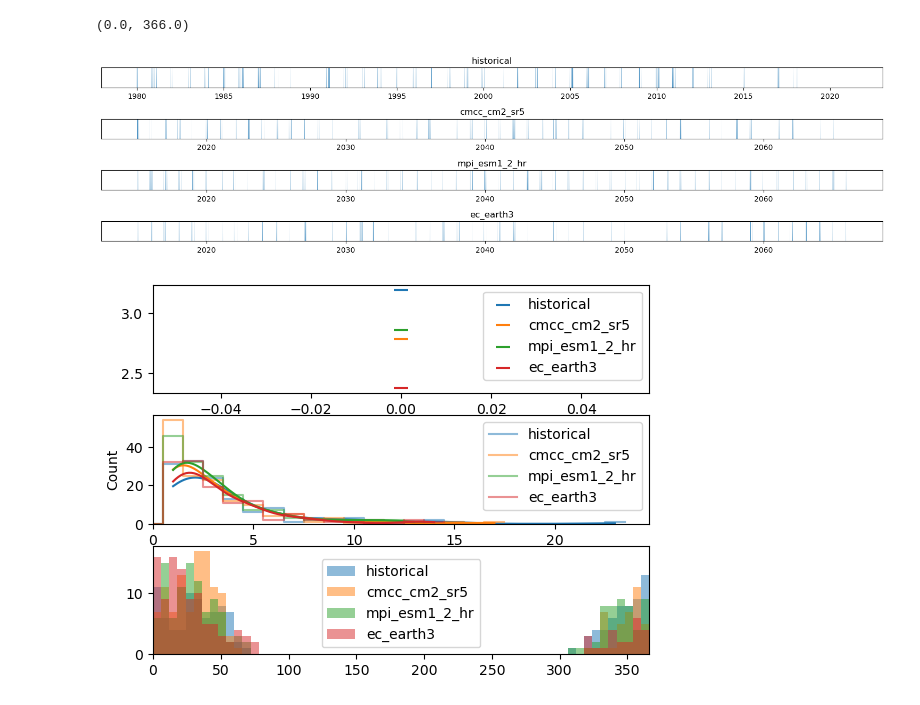
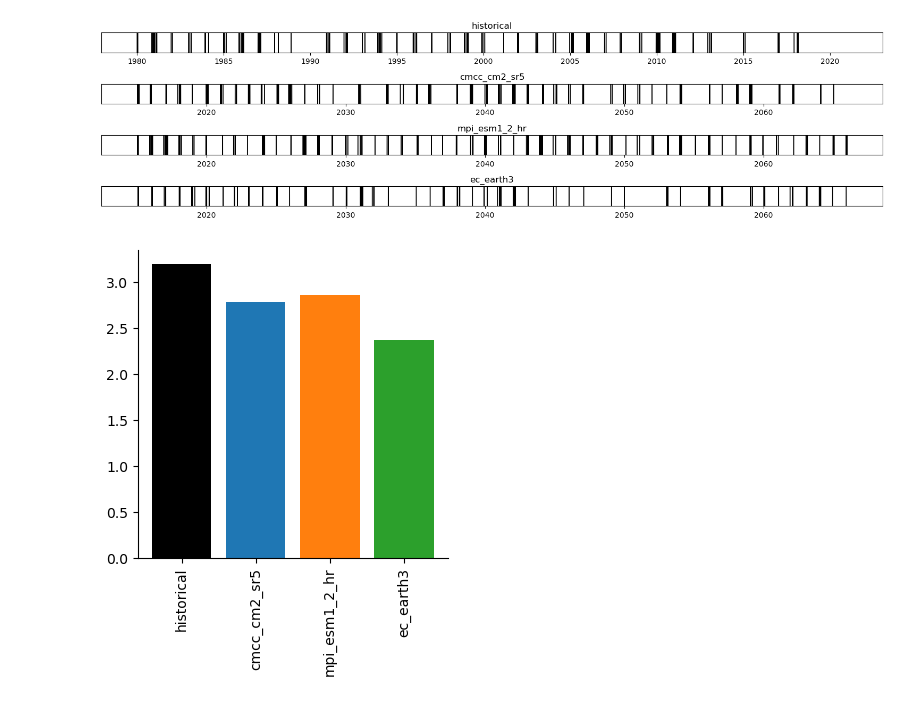
Before and after one commit to ECMWFCode4Earth/weave, a Jupyter notebook: Uninteractive.ipynb, the cells around one changed output. Saved outputs shown, nothing was run; the diff lists cells and outputs as text; code cells hidden in the pictures.

```diff
--- a/Uninteractive.ipynb
+++ b/Uninteractive.ipynb
@@ -64,3 +39,10 @@ for a in ["historical", "cmcc_cm2_sr5", "mpi_esm1_2_hr", "ec_earth3"]:
+# %%
+# Identify problematic events
+pb_days = {}
+for a in ["historical", "cmcc_cm2_sr5", "mpi_esm1_2_hr", "ec_earth3"]:
+    pb_days[a] = identify_problematic_events(climate_daily[a], energy_daily[a],
+                                             climate_variable_comparison, climate_variable_threshold,
+                                energy_variable_comparison, energy_variable_threshold)
 # %%
 # Identify events
 events = {}
@@ -73,36 +55,17 @@ for a in ["historical", "cmcc_cm2_sr5", "mpi_esm1_2_hr", "ec_earth3"]:
     period_len[a] = len(np.unique(climate[a].index.year))
 # %%
 # Plot
+palette = {"historical":"k"}
 ## Plot individual events
 fig, axs = plt.subplots(len(pb_days), figsize = [15,4])
 for i, a in enumerate(pb_days):
-    axs[i].fill_between(pb_days[a].index, np.where(pb_days[a], 1, 0),)
-    axs[i].set_ylim(0.1,0.9)
-    axs[i].set_yticks([])
-    axs[i].set_title(a)
+    event_stripplot(pb_days[a], axs[i], a, 'k')
 fig.tight_layout()
-
-## Statistics
-fig, axs = plt.subplots(3)
-### Number of events
-for a in pb_days:
-    axs[0].scatter([0], [len(events[a]) / period_len[a]], label = a, marker = '_', s = 100)
-axs[0].legend()
-
-### Duration of events
-for a in pb_days:
-    duration = [len(event) for event in events[a]]
-    sns.histplot(duration, label = a, ax = axs[1], kde = True, bins = np.arange(-0.5,max(duration) + 1), fill = False, element = "step", alpha = 0.5)
-axs[1].set_xlim(0)
-axs[1].legend()
-
-### Seasonnality of the events
-for a in pb_days:
-    doys = [event[0].dayofyear for event in events[a]]
-    axs[2].hist(doys, alpha = 0.5, label = a, bins = np.arange(0, 366+1, 6))
-axs[2].legend()
-axs[2].set_xlim(0, 366)
 # %% [output]
-(0.0, 366.0)
-[figure, old version]
+[figure, new version]
-[figure, removed]
+# %%
+fig = plt.figure(figsize = (4,4))
+ax_nb_events = fig.add_subplot(111)
+nb_events_barplot(events, period_len, ax_nb_events, palette)
+# %% [output]
+[figure, added]
```
Also changed, not shown: parts of 3 cells of this notebook.
